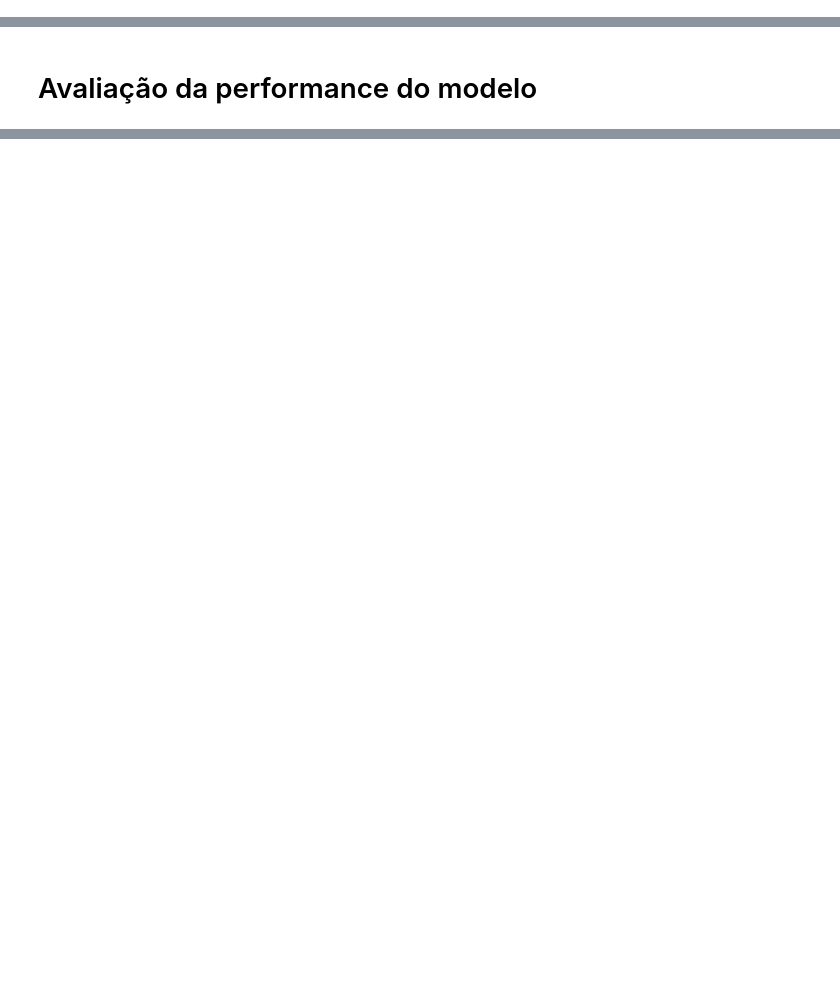
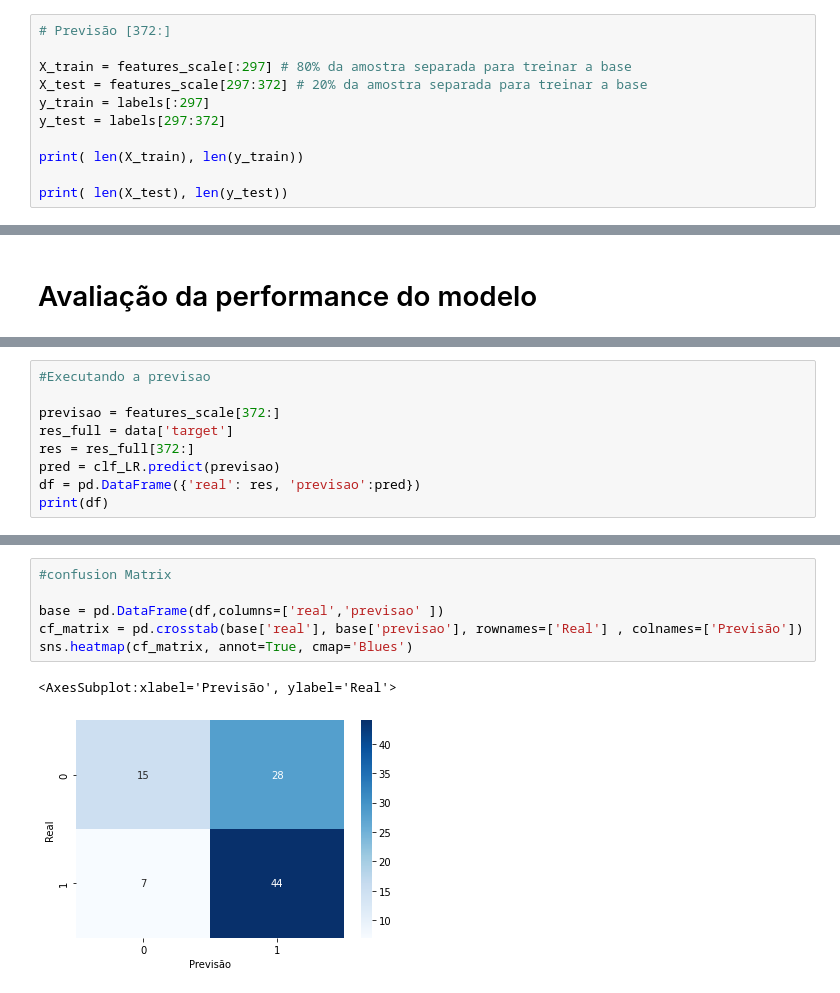
Before and after one commit to seifferth-lopes/Desafio_Tecnico, a Jupyter notebook: projeto.ipynb, the cells around one changed output, grey strips where cells are left out. Drawn from its saved outputs; the diff is of its cells as text; blank space fills up the shorter version.

```diff
--- a/projeto.ipynb
+++ b/projeto.ipynb
@@ -352,0 +348,11 @@ X_train.shape, X_test.shape, y_train.shape, y_test.shape
+# %%
+# Previsão [372:]
+
+X_train = features_scale[:297] # 80% da amostra separada para treinar a base
+X_test = features_scale[297:372] # 20% da amostra separada para treinar a base
+y_train = labels[:297]
+y_test = labels[297:372]
+
+print( len(X_train), len(y_train))
+
+print( len(X_test), len(y_test))
@@ -505,0 +516,9 @@ Acurácia Naive baeys: 0.5793991416309013
+# %%
+#Executando a previsao
+
+previsao = features_scale[372:]
+res_full = data['target']
+res = res_full[372:]
+pred = clf_LR.predict(previsao)
+df = pd.DataFrame({'real': res, 'previsao':pred})
+print(df)
@@ -505,0 +540,9 @@ Acurácia Naive baeys: 0.5793991416309013
+# %%
+#confusion Matrix
+
+base = pd.DataFrame(df,columns=['real','previsao' ])
+cf_matrix = pd.crosstab(base['real'], base['previsao'], rownames=['Real'] , colnames=['Previsão'])
+sns.heatmap(cf_matrix, annot=True, cmap='Blues')
+# %% [output]
+<AxesSubplot:xlabel='Previsão', ylabel='Real'>
+[figure, added]
```
Also changed, not shown: parts of 11 cells of this notebook.
